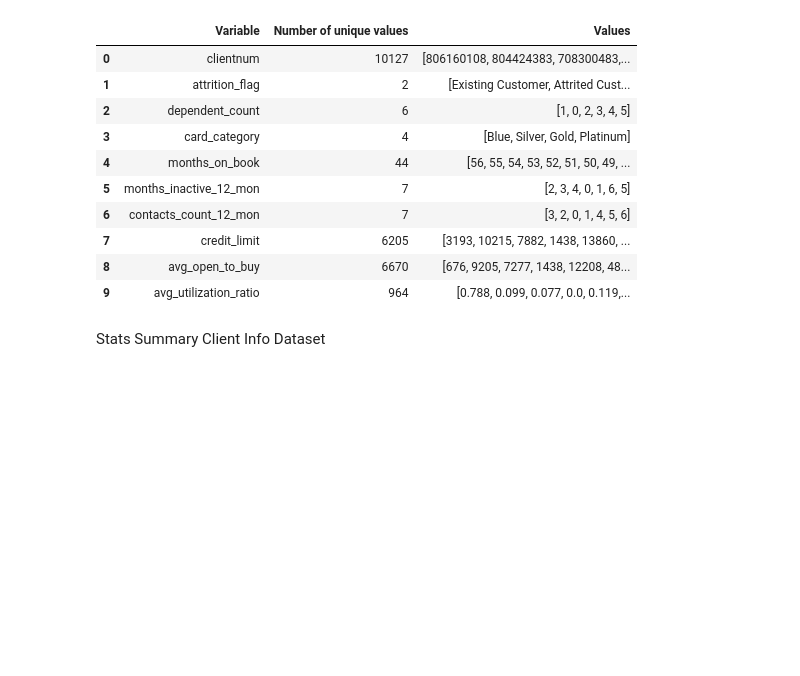
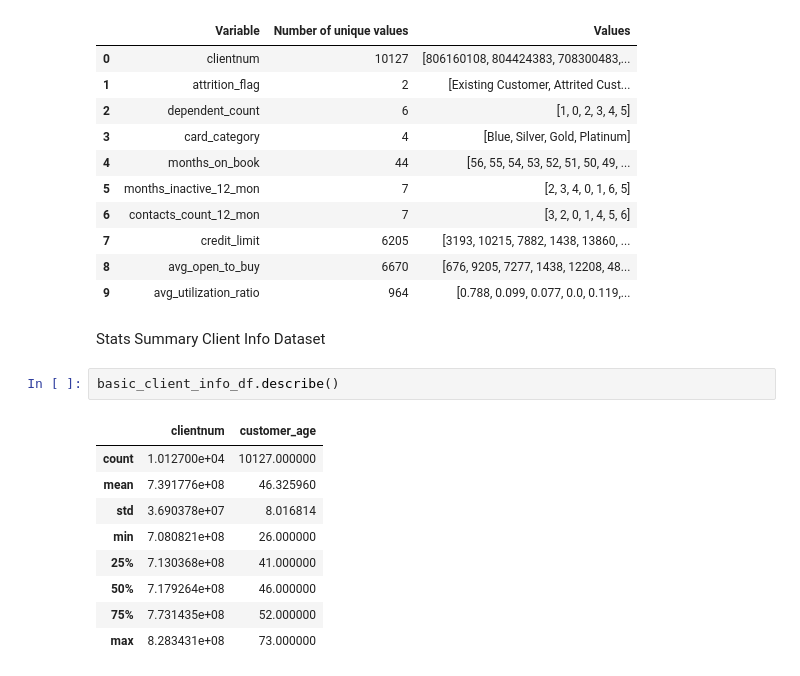
Before and after one commit to ayan72/customer_churn_analysis, a Jupyter notebook: churn.ipynb, the cells around one changed output. Cells and saved outputs as stored; diff of their text form; blank space fills up the shorter version.

```diff
--- a/churn.ipynb
+++ b/churn.ipynb
@@ -326,3 +326,15 @@ variables
 | 9 | avg_utilization_ratio | 964 | [0.788, 0.099, 0.077, 0.0, 0.119,... |
 # %% [markdown]
 Stats Summary Client Info Dataset
+# %%
+basic_client_info_df.describe()
+# %% [output]
+|  | clientnum | customer_age |
+| count | 1.012700e+04 | 10127.000000 |
+| mean | 7.391776e+08 | 46.325960 |
+| std | 3.690378e+07 | 8.016814 |
+| min | 7.080821e+08 | 26.000000 |
+| 25% | 7.130368e+08 | 41.000000 |
+| 50% | 7.179264e+08 | 46.000000 |
+| 75% | 7.731435e+08 | 52.000000 |
+| max | 8.283431e+08 | 73.000000 |
```
Also changed, not shown: parts of 5 cells of this notebook.
